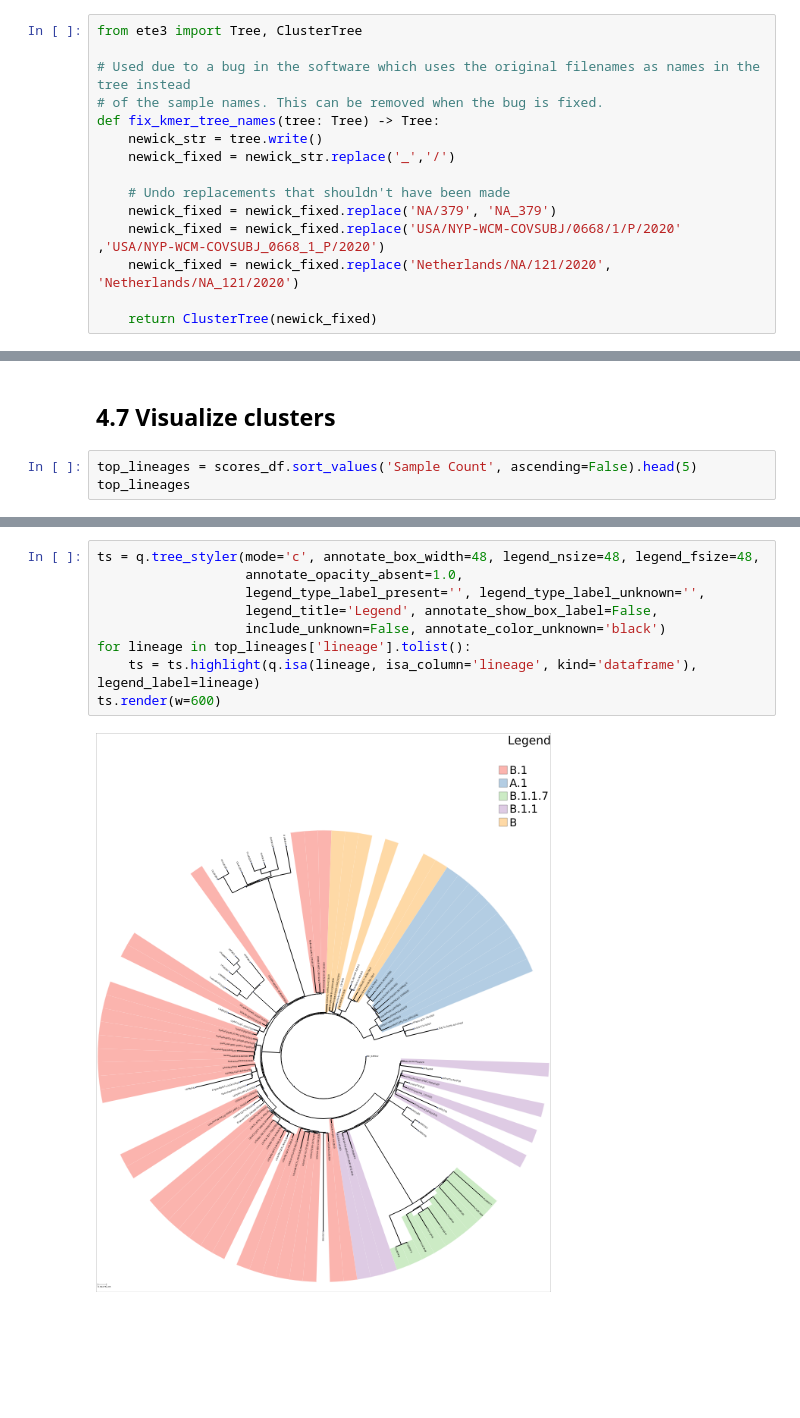
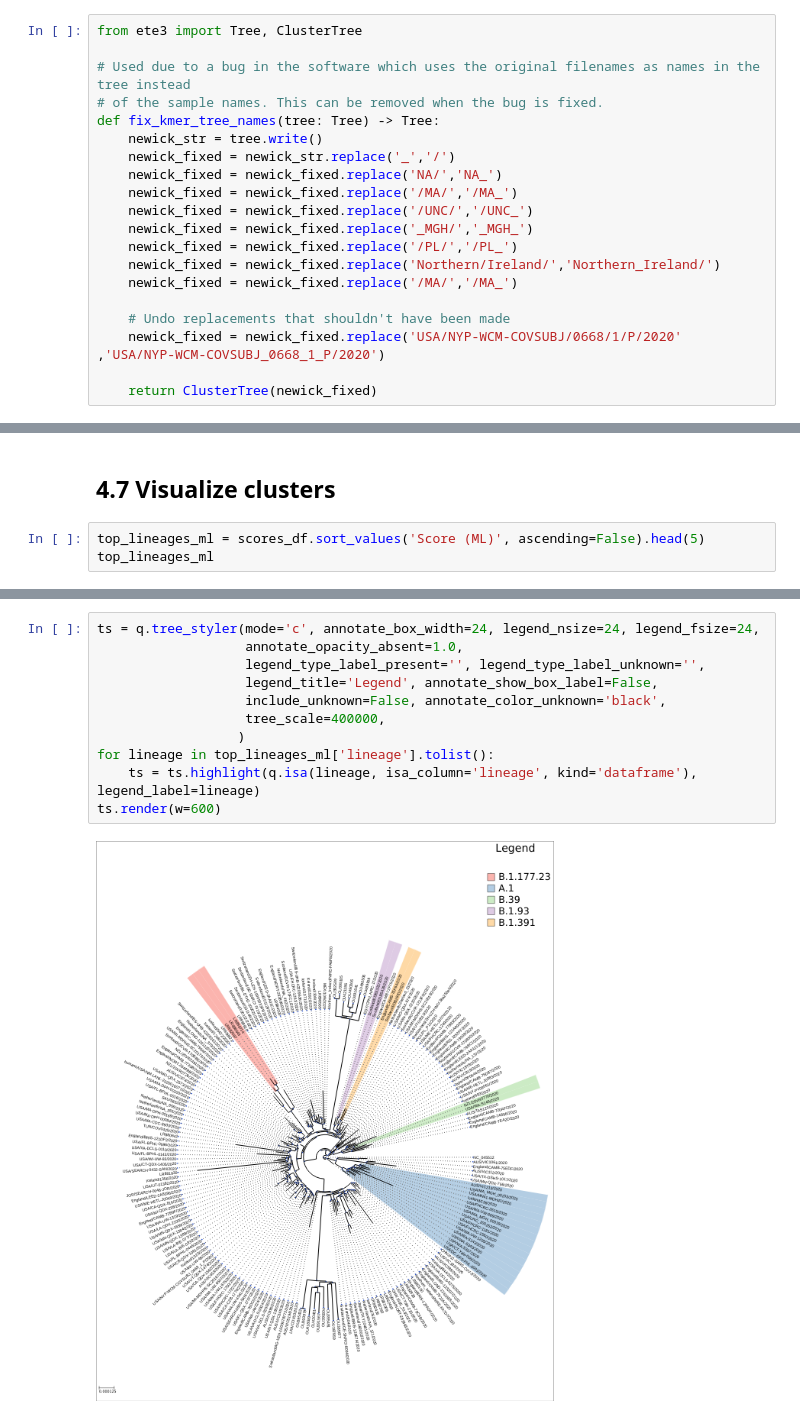
Before and after one commit to apetkau/genomics-data-index-evaluation-manuscript, a Jupyter notebook: evaluations/sars-cov-2/5-compare-results.ipynb, the cells around one changed output, grey strips where cells are left out. Cells and saved outputs as stored; diff of their text form; blank space fills up the shorter version.

```diff
--- a/evaluations/sars-cov-2/5-compare-results.ipynb
+++ b/evaluations/sars-cov-2/5-compare-results.ipynb
@@ -353,11 +402,16 @@ from ete3 import Tree, ClusterTree
 def fix_kmer_tree_names(tree: Tree) -> Tree:
     newick_str = tree.write()
     newick_fixed = newick_str.replace('_','/')
+    newick_fixed = newick_fixed.replace('NA/','NA_')
+    newick_fixed = newick_fixed.replace('/MA/','/MA_')
+    newick_fixed = newick_fixed.replace('/UNC/','/UNC_')
+    newick_fixed = newick_fixed.replace('_MGH/','_MGH_')
+    newick_fixed = newick_fixed.replace('/PL/','/PL_')
+    newick_fixed = newick_fixed.replace('Northern/Ireland/','Northern_Ireland/')
+    newick_fixed = newick_fixed.replace('/MA/','/MA_')
 
     # Undo replacements that shouldn't have been made
-    newick_fixed = newick_fixed.replace('NA/379', 'NA_379')
     newick_fixed = newick_fixed.replace('USA/NYP-WCM-COVSUBJ/0668/1/P/2020' ,'USA/NYP-WCM-COVSUBJ_0668_1_P/2020')
-    newick_fixed = newick_fixed.replace('Netherlands/NA/121/2020', 'Netherlands/NA_121/2020')
 
     return ClusterTree(newick_fixed)
 # %%
@@ -491,7 +561,7 @@ with sns.plotting_context("notebook", font_scale=1.3):
 # %% [markdown]
 ## 4.7 Visualize clusters
 # %%
-top_lineages = scores_df.sort_values('Sample Count', ascending=False).head(5)
-top_lineages
+top_lineages_ml = scores_df.sort_values('Score (ML)', ascending=False).head(5)
+top_lineages_ml
 # %% [output]
 |  | lineage | Sample Count | Score (ML) | Score (kmer=31) | Score (kmer=51) | Score (kmer=71) |
@@ -503,11 +577,13 @@ top_lineages
 # %%
-ts = q.tree_styler(mode='c', annotate_box_width=48, legend_nsize=48, legend_fsize=48,
+ts = q.tree_styler(mode='c', annotate_box_width=24, legend_nsize=24, legend_fsize=24,
                    annotate_opacity_absent=1.0,
                    legend_type_label_present='', legend_type_label_unknown='',
                    legend_title='Legend', annotate_show_box_label=False,
-                   include_unknown=False, annotate_color_unknown='black')
-for lineage in top_lineages['lineage'].tolist():
+                   include_unknown=False, annotate_color_unknown='black',
+                   tree_scale=400000,
+                  )
+for lineage in top_lineages_ml['lineage'].tolist():
     ts = ts.highlight(q.isa(lineage, isa_column='lineage', kind='dataframe'), legend_label=lineage)
 ts.render(w=600)
 # %% [output]
-[figure, old version]
+[figure, new version]
```
Also changed, not shown: parts of 35 cells of this notebook.
